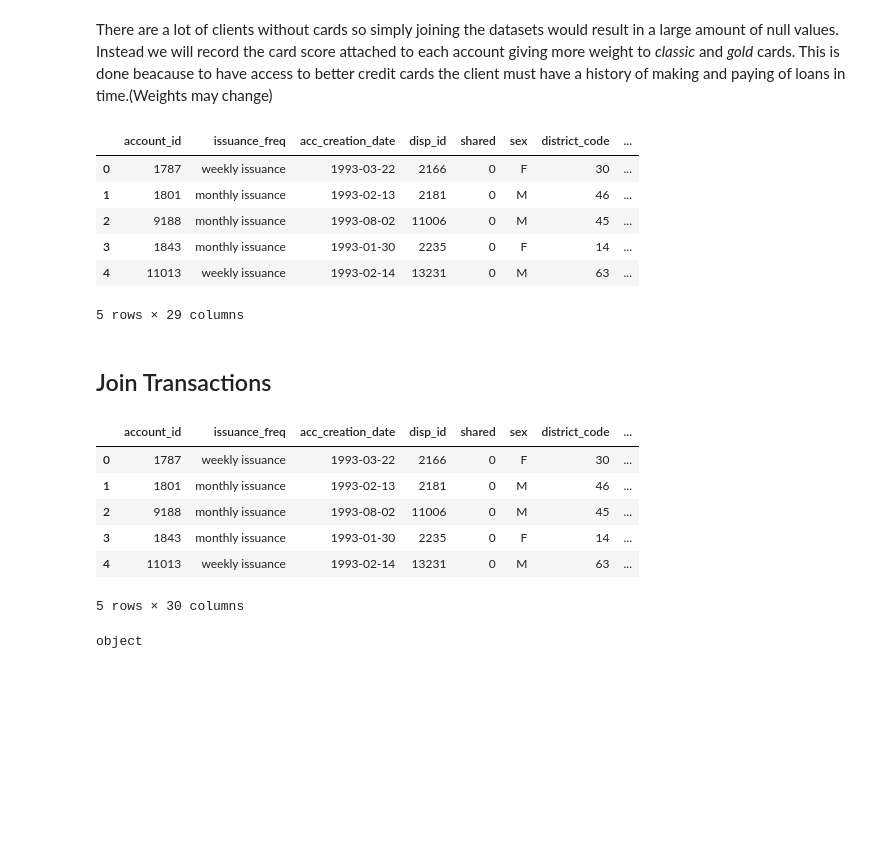
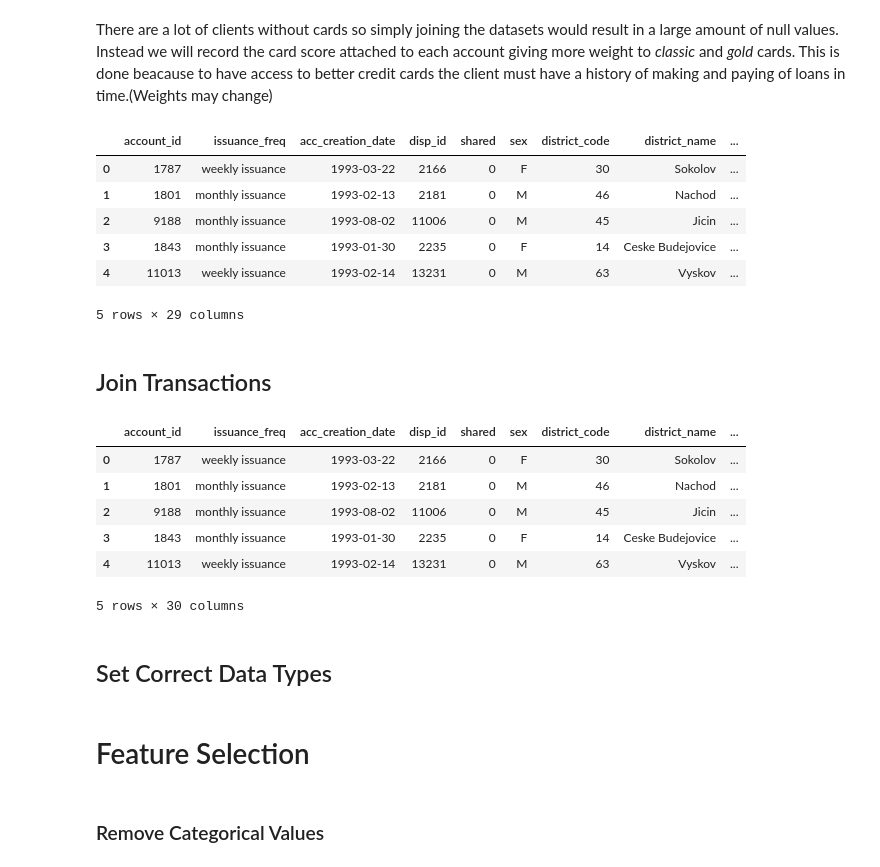
Before and after one commit to DreFlo/ac-2223, a Jupyter notebook: proj_notebook.ipynb, the cells around one changed output. Drawn from its saved outputs; the diff is of its cells as text; code cells hidden in the pictures; blank space fills up the shorter version.

```diff
--- a/proj_notebook.ipynb
+++ b/proj_notebook.ipynb
@@ -430,7 +434,7 @@ joined_df = joined_df.merge(district_df, left_on='district_id_client', right_on=
 
 joined_df.rename(columns={
     'code': 'district_code',
-    'name': 'disctrict_name'
+    'name': 'district_name'
 }, inplace=True)
 
 joined_df.drop(columns=['district_id', 'district_id_client'], inplace=True)
@@ -499,44 +503,42 @@ joined_df.drop(columns=['junior', 'classic', 'gold'], inplace=True)
 
 joined_df.head()
 # %% [output]
-|  | account_id | issuance_freq | acc_creation_date | disp_id | shared | sex | district_code | ... |
-| 0 | 1787 | weekly issuance | 1993-03-22 | 2166 | 0 | F | 30 | ... |
-| 1 | 1801 | monthly issuance | 1993-02-13 | 2181 | 0 | M | 46 | ... |
-| 2 | 9188 | monthly issuance | 1993-08-02 | 11006 | 0 | M | 45 | ... |
-| 3 | 1843 | monthly issuance | 1993-01-30 | 2235 | 0 | F | 14 | ... |
-| 4 | 11013 | weekly issuance | 1993-02-14 | 13231 | 0 | M | 63 | ... |
+|  | account_id | issuance_freq | acc_creation_date | disp_id | shared | sex | district_code | district_name | ... |
+| 0 | 1787 | weekly issuance | 1993-03-22 | 2166 | 0 | F | 30 | Sokolov | ... |
+| 1 | 1801 | monthly issuance | 1993-02-13 | 2181 | 0 | M | 46 | Nachod | ... |
+| 2 | 9188 | monthly issuance | 1993-08-02 | 11006 | 0 | M | 45 | Jicin | ... |
+| 3 | 1843 | monthly issuance | 1993-01-30 | 2235 | 0 | F | 14 | Ceske Budejovice | ... |
+| 4 | 11013 | weekly issuance | 1993-02-14 | 13231 | 0 | M | 63 | Vyskov | ... |
 5 rows × 29 columns
 # %% [markdown]
 ## Join Transactions
 # %%
 account_balance_df = trans_dev_df[['account_id', 'balance', 'trans_date']]
 
 def find_balance_at_date(joined_df_row):
     account_balances = account_balance_df[account_balance_df['account_id'] == joined_df_row['account_id']]
 
     account_balances['days_since_trans'] = account_balances.apply(lambda row: (joined_df_row['loan_date'] - row['trans_date']), axis=1)
 
     account_balances = account_balances[account_balances['days_since_trans'] >= pd.Timedelta(0)]
 
     account_balances = account_balances[account_balances['days_since_trans'] == account_balances['days_since_trans'].min()]
 
     if (len(account_balances.index) >= 1):
         return account_balances.iloc[0]['balance']
     else:
-        return None
+        return 0
 
 joined_df['balance_at_loan'] = joined_df.apply(find_balance_at_date, axis=1)
 
 joined_df.head()
 # %% [output]
-|  | account_id | issuance_freq | acc_creation_date | disp_id | shared | sex | district_code | ... |
-| 0 | 1787 | weekly issuance | 1993-03-22 | 2166 | 0 | F | 30 | ... |
-| 1 | 1801 | monthly issuance | 1993-02-13 | 2181 | 0 | M | 46 | ... |
-| 2 | 9188 | monthly issuance | 1993-08-02 | 11006 | 0 | M | 45 | ... |
-| 3 | 1843 | monthly issuance | 1993-01-30 | 2235 | 0 | F | 14 | ... |
-| 4 | 11013 | weekly issuance | 1993-02-14 | 13231 | 0 | M | 63 | ... |
+|  | account_id | issuance_freq | acc_creation_date | disp_id | shared | sex | district_code | district_name | ... |
+| 0 | 1787 | weekly issuance | 1993-03-22 | 2166 | 0 | F | 30 | Sokolov | ... |
+| 1 | 1801 | monthly issuance | 1993-02-13 | 2181 | 0 | M | 46 | Nachod | ... |
+| 2 | 9188 | monthly issuance | 1993-08-02 | 11006 | 0 | M | 45 | Jicin | ... |
+| 3 | 1843 | monthly issuance | 1993-01-30 | 2235 | 0 | F | 14 | Ceske Budejovice | ... |
+| 4 | 11013 | weekly issuance | 1993-02-14 | 13231 | 0 | M | 63 | Vyskov | ... |
 5 rows × 30 columns
-# %%
-joined_df['district_code'] = joined_df['district_code'].astype('str')
-# %% [output]
-object
+# %% [markdown]
+## Set Correct Data Types
@@ -542,0 +552,4 @@ object
+# %% [markdown]
+# Feature Selection
+# %% [markdown]
+### Remove Categorical Values
```
Also changed, not shown: parts of 18 cells of this notebook.
